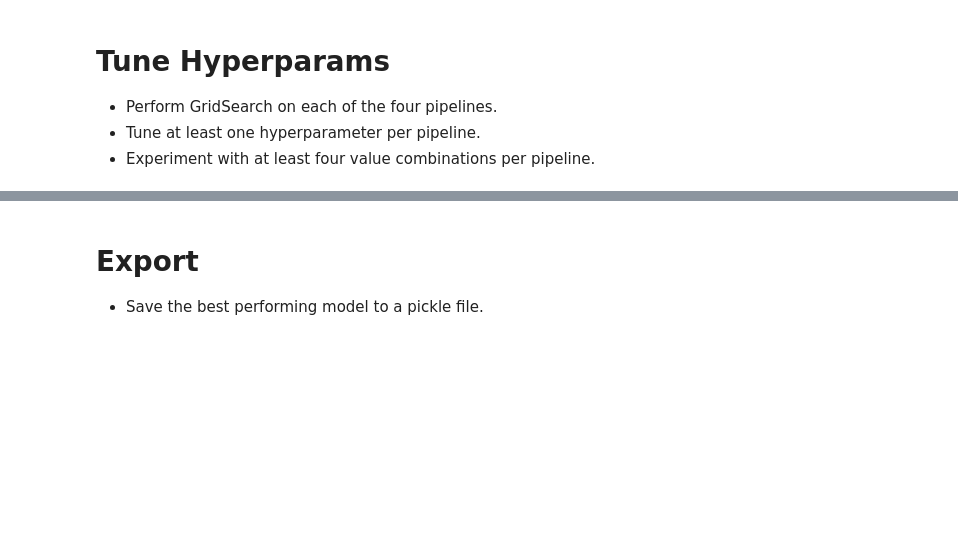
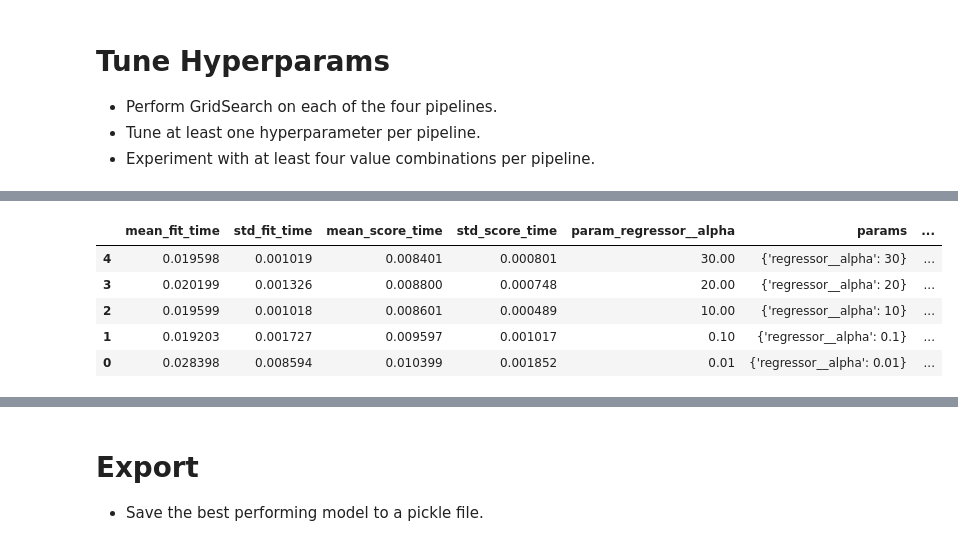
Before and after one commit to ranvikhalar/production, a Jupyter notebook: 02_activities/assignments/assignment_2.ipynb, the cells around one changed output, grey strips where cells are left out. Cells and saved outputs as stored; diff of their text form; code cells hidden in the pictures; blank space fills up the shorter version.

```diff
--- a/02_activities/assignments/assignment_2.ipynb
+++ b/02_activities/assignments/assignment_2.ipynb
@@ -333,0 +354,27 @@ with open('pipeline_D.pkl', 'wb') as file_D:
+# %%
+param_grid = {
+    'regressor__alpha': [0.01, 0.1, 10, 20, 30]
+}
+
+grid_cv_B = GridSearchCV(
+    estimator = pipeline_B,
+    param_grid = param_grid,
+    scoring = scoring,
+    cv = 5,
+    refit = 'neg_root_mean_squared_error'
+)
+
+# Fitting a model on training data
+grid_cv_B.fit(features, target)
+
+results = pd.DataFrame(grid_cv_B.cv_results_)
+results[['mean_fit_time', 'std_fit_time', 'mean_score_time', 'std_score_time',
+       'param_regressor__alpha', 'params', 'mean_test_neg_root_mean_squared_error', 'std_test_neg_root_mean_squared_error',
+       'rank_test_neg_root_mean_squared_error', 'mean_test_r2', 'std_test_r2', 'rank_test_r2']].sort_values('rank_test_neg_root_mean_squared_error')
+# %% [output]
+|  | mean_fit_time | std_fit_time | mean_score_time | std_score_time | param_regressor__alpha | params | ... |
+| 4 | 0.019598 | 0.001019 | 0.008401 | 0.000801 | 30.00 | {'regressor__alpha': 30} | ... |
+| 3 | 0.020199 | 0.001326 | 0.008800 | 0.000748 | 20.00 | {'regressor__alpha': 20} | ... |
+| 2 | 0.019599 | 0.001018 | 0.008601 | 0.000489 | 10.00 | {'regressor__alpha': 10} | ... |
+| 1 | 0.019203 | 0.001727 | 0.009597 | 0.001017 | 0.10 | {'regressor__alpha': 0.1} | ... |
+| 0 | 0.028398 | 0.008594 | 0.010399 | 0.001852 | 0.01 | {'regressor__alpha': 0.01} | ... |
```
Also changed, not shown: parts of 20 cells of this notebook, 4 other files.
